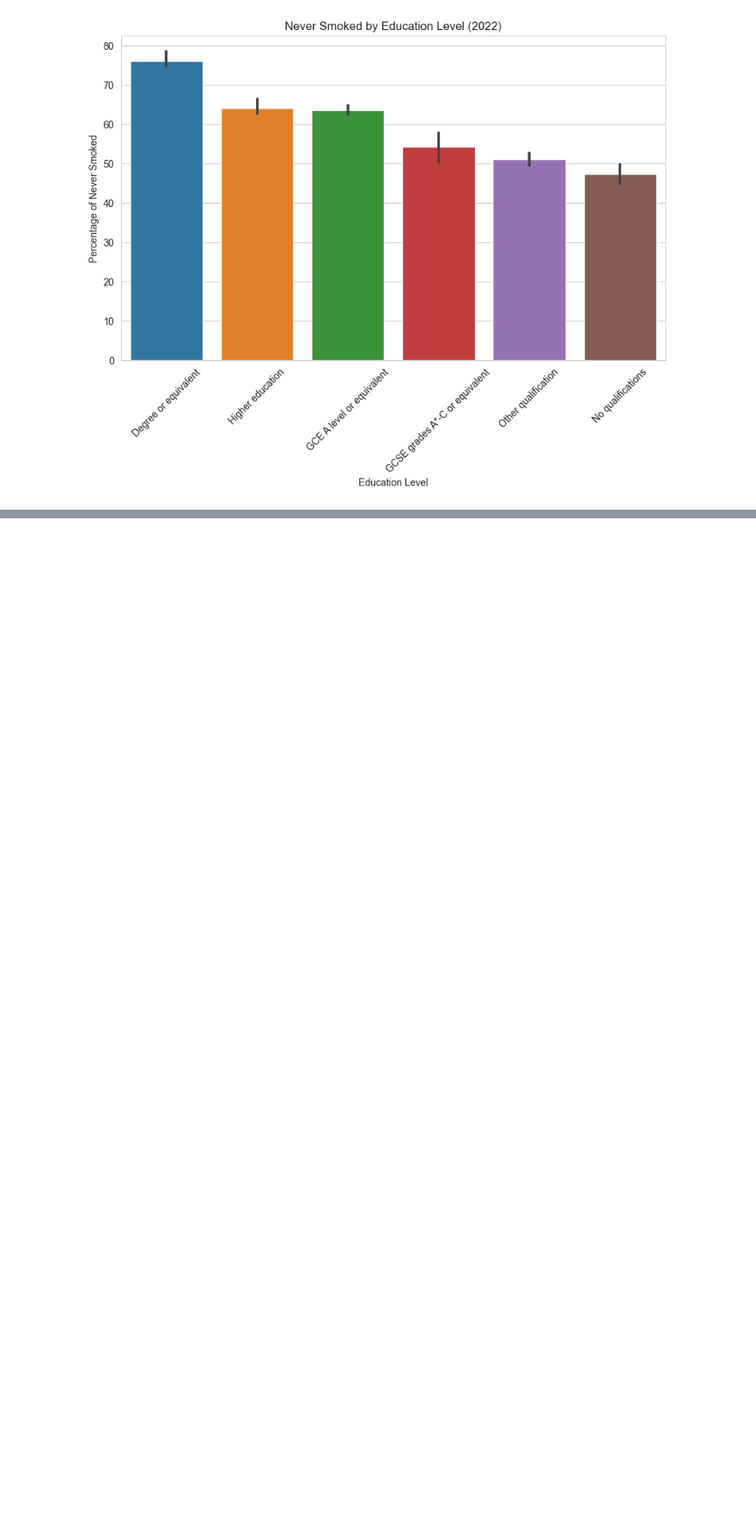
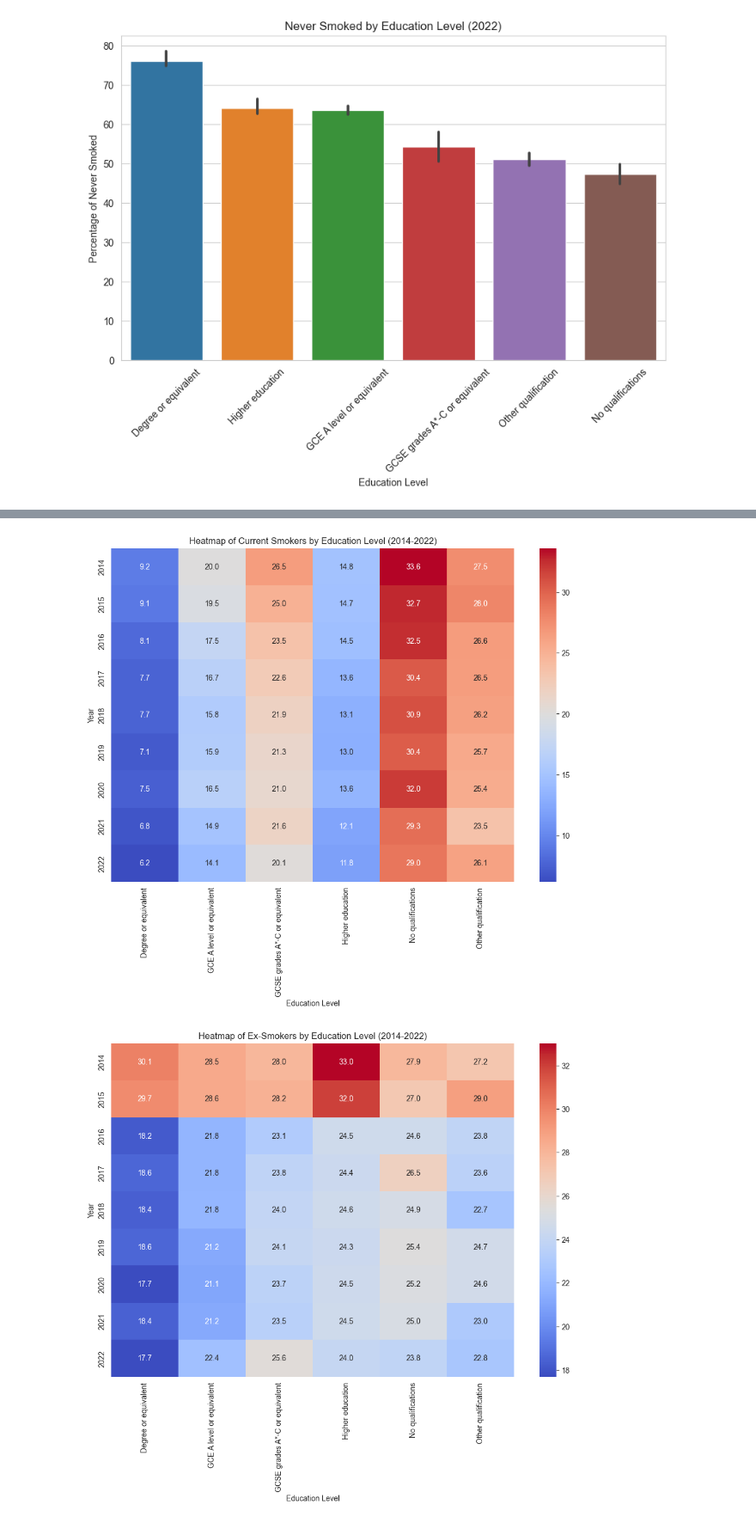
Before and after one commit to rhobaker/Data_Project, a Jupyter notebook: Cleaned_Data/Smoking rates in the UK based on highest education level (2014-2022).ipynb, the cells around one changed output, grey strips where cells are left out. Shown at 86% size. Saved outputs shown, nothing was run; the diff lists cells and outputs as text; code cells hidden in the pictures; blank space fills up the shorter version.

```diff
--- a/Cleaned_Data/Smoking rates in the UK based on highest education level (2014-2022).ipynb
+++ b/Cleaned_Data/Smoking rates in the UK based on highest education level (2014-2022).ipynb
@@ -211 +211,21 @@ for category, title in zip(smoking_categories, titles):
 [figure]
+# %%
+# Set the aesthetic style of the plots
+sns.set_style("whitegrid")
+
+# Create a heatmap for each smoking category by education level and year
+smoking_categories = ['Current_smokers_%', 'Ex-smokers_%', 'Never_smoked_%']
+heatmap_titles = ['Current Smokers', 'Ex-Smokers', 'Never Smoked']
+
+for category, title in zip(smoking_categories, heatmap_titles):
+    heatmap_data = data_long.pivot_table(index='Year', columns='Highest_level_of_education', values=category)
+
+    plt.figure(figsize=(12, 8))
+    sns.heatmap(heatmap_data, cmap='coolwarm', annot=True, fmt='.1f')
+    plt.title(f'Heatmap of {title} by Education Level (2014-2022)')
+    plt.ylabel('Year')
+    plt.xlabel('Education Level')
+    plt.show()
+# %% [output]
+[figure, added]
+[figure, added]
```
Also changed, not shown: parts of 7 cells of this notebook.
